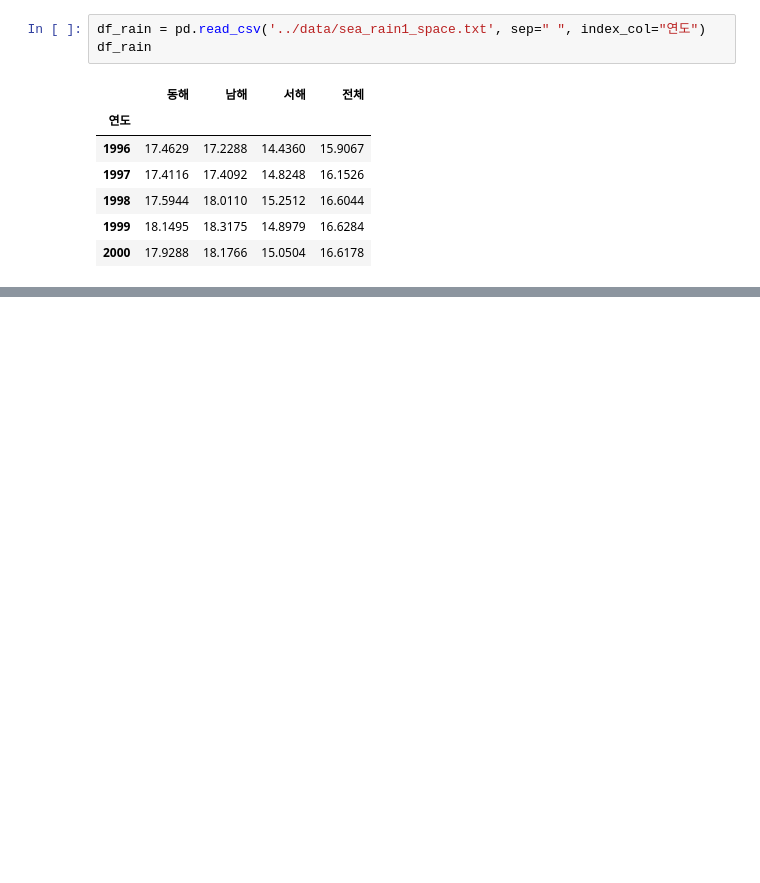
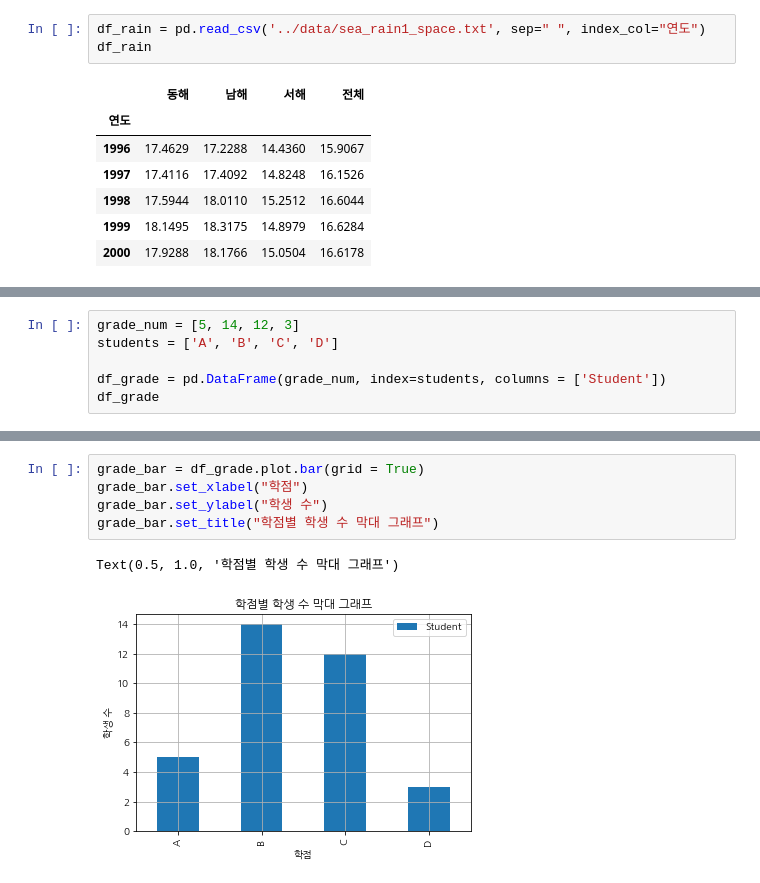
Before and after one commit to InryeolChoi/model_analysis, a Jupyter notebook: theory_stat/Visualization2.ipynb, the cells around one changed output, grey strips where cells are left out. Drawn from its saved outputs; the diff is of its cells as text; blank space fills up the shorter version.

```diff
--- a/theory_stat/Visualization2.ipynb
+++ b/theory_stat/Visualization2.ipynb
@@ -108,0 +95,6 @@ findfont: Font family 'NanumGothic' not found.
+# %%
+grade_num = [5, 14, 12, 3]
+students = ['A', 'B', 'C', 'D']
+
+df_grade = pd.DataFrame(grade_num, index=students, columns = ['Student'])
+df_grade
@@ -108,0 +107,8 @@ findfont: Font family 'NanumGothic' not found.
+# %%
+grade_bar = df_grade.plot.bar(grid = True)
+grade_bar.set_xlabel("학점")
+grade_bar.set_ylabel("학생 수")
+grade_bar.set_title("학점별 학생 수 막대 그래프")
+# %% [output]
+Text(0.5, 1.0, '학점별 학생 수 막대 그래프')
+[figure, added]
```
Also changed, not shown: parts of 27 cells of this notebook, 4 other files.
